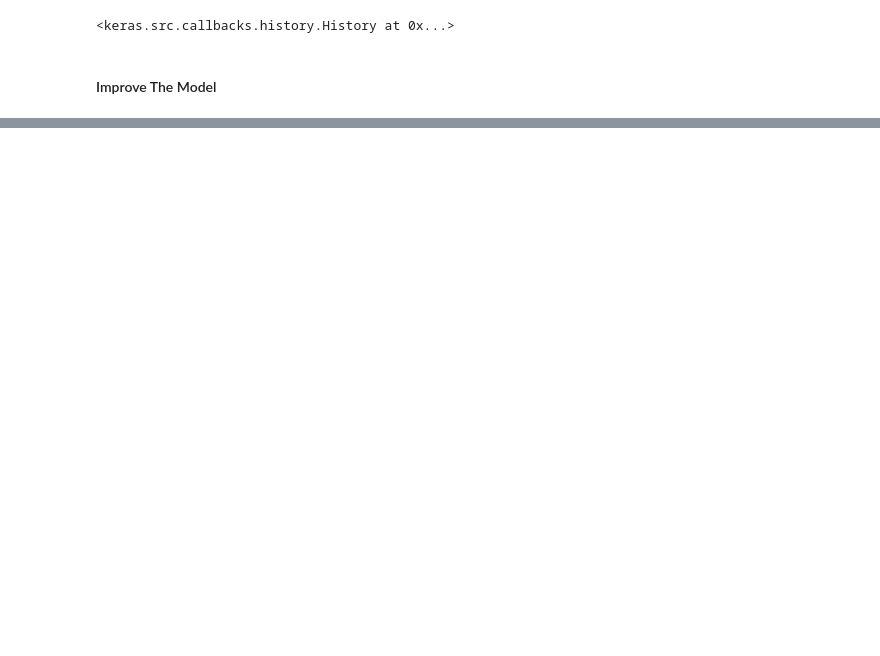
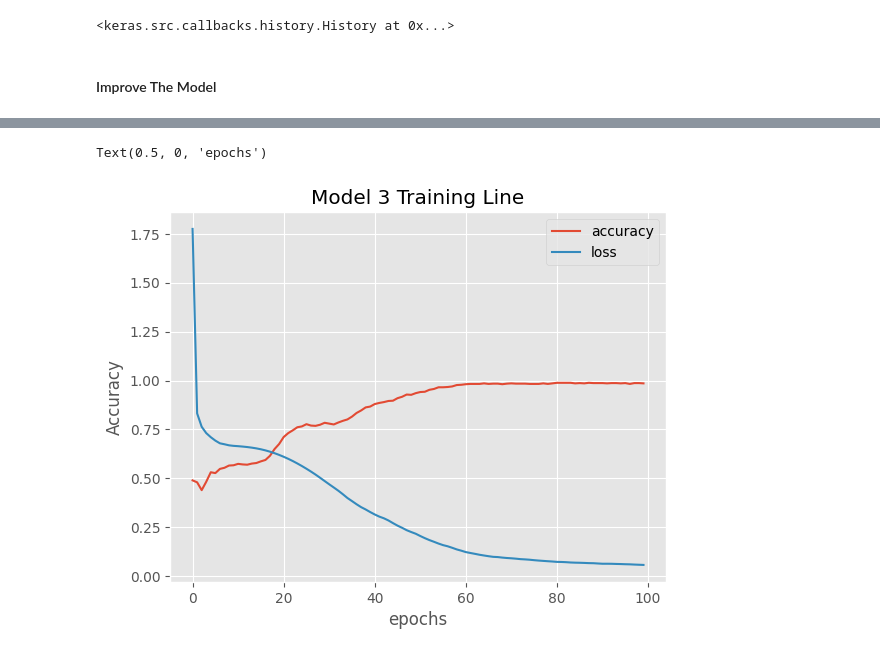
Before and after one commit to DiandraRifqiM/A-Journey-with-TensorFlow, a Jupyter notebook: Course 6/NNClassification.ipynb, the cells around one changed output, grey strips where cells are left out. Cells and saved outputs as stored; diff of their text form; code cells hidden in the pictures; blank space fills up the shorter version.

```diff
--- a/Course 6/NNClassification.ipynb
+++ b/Course 6/NNClassification.ipynb
@@ -191,0 +200,19 @@ Epoch 250/250
+# %%
+tf.random.set_seed(42)
+
+# Build Model 3
+model_3 = tf.keras.Sequential([
+    tf.keras.layers.Dense(5, activation="relu"),
+    tf.keras.layers.Dense(1)
+])
+
+
+# Compile Model 3
+model_3.compile(optimizer = tf.keras.optimizers.Adam(learning_rate=0.01),
+                loss = tf.keras.losses.BinaryCrossentropy(),
+                metrics=["accuracy"])
+
+
+# Training Model 3
+
+history3 = model_3.fit(X_train, y_train, epochs=100, verbose=2)
@@ -191,0 +237,9 @@ Epoch 250/250
+# %%
+# Model 3 Training Visualize
+pd.DataFrame(history3.history).plot()
+plt.title("Model 3 Training Line")
+plt.ylabel("Accuracy")
+plt.xlabel("epochs")
+# %% [output]
+Text(0.5, 0, 'epochs')
+[figure, added]
```
Also changed, not shown: parts of 4 cells of this notebook.
